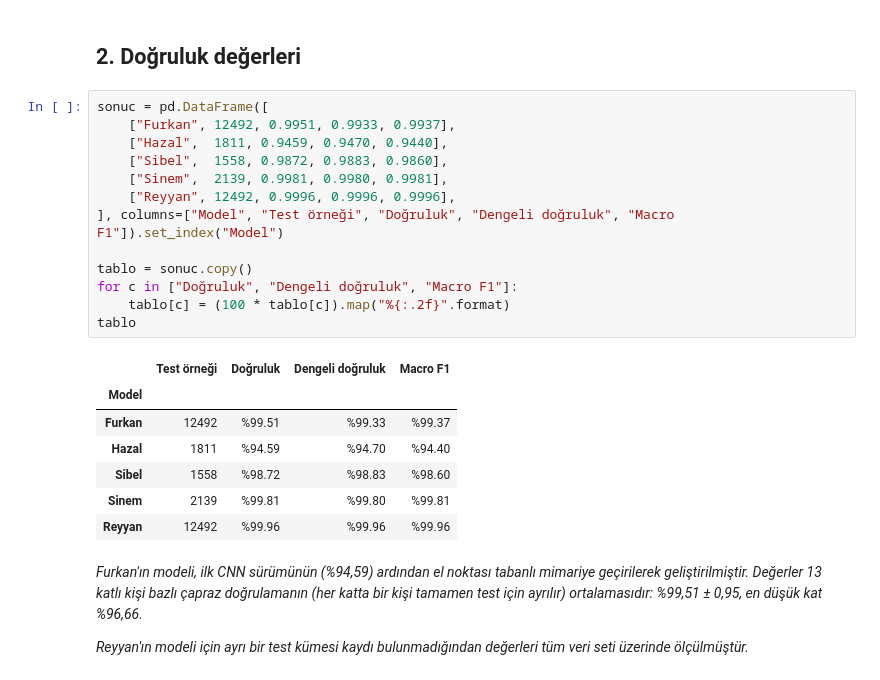
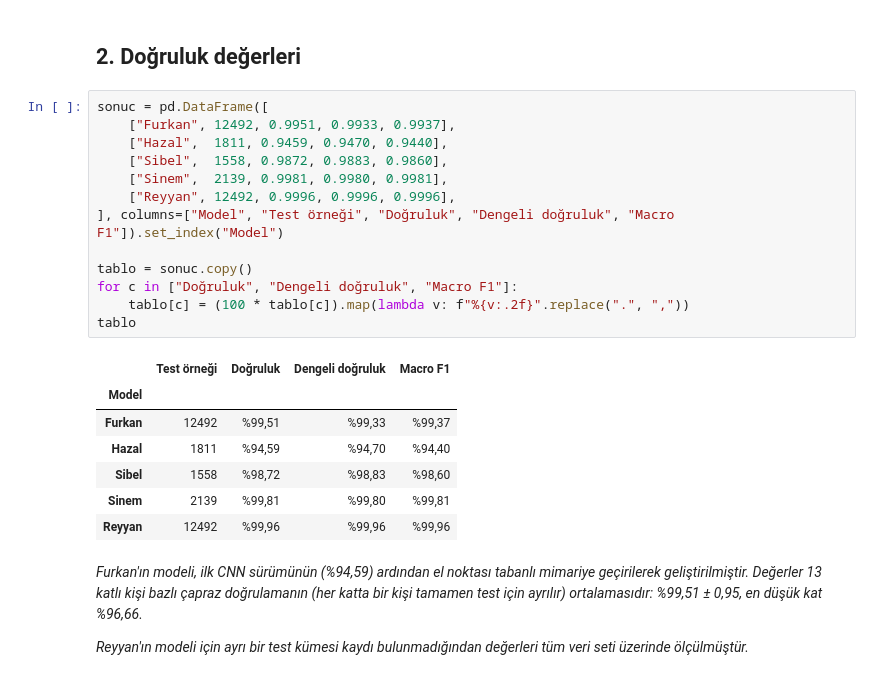
Before and after one commit to furkhangul/Handpilot-Car, a Jupyter notebook: models/furkan/rapor/HandPilot_Model_Sonuclari.ipynb, the cells around one changed output. Drawn from its saved outputs; the diff is of its cells as text.

Commit message:
Furkan report: Turkish number format

```diff
--- a/models/furkan/rapor/HandPilot_Model_Sonuclari.ipynb
+++ b/models/furkan/rapor/HandPilot_Model_Sonuclari.ipynb
@@ -33,24 +33,24 @@ modeller
 # %%
 sonuc = pd.DataFrame([
     ["Furkan", 12492, 0.9951, 0.9933, 0.9937],
     ["Hazal",  1811, 0.9459, 0.9470, 0.9440],
     ["Sibel",  1558, 0.9872, 0.9883, 0.9860],
     ["Sinem",  2139, 0.9981, 0.9980, 0.9981],
     ["Reyyan", 12492, 0.9996, 0.9996, 0.9996],
 ], columns=["Model", "Test örneği", "Doğruluk", "Dengeli doğruluk", "Macro F1"]).set_index("Model")
 
 tablo = sonuc.copy()
 for c in ["Doğruluk", "Dengeli doğruluk", "Macro F1"]:
-    tablo[c] = (100 * tablo[c]).map("%{:.2f}".format)
+    tablo[c] = (100 * tablo[c]).map(lambda v: f"%{v:.2f}".replace(".", ","))
 tablo
 # %% [output]
 |  | Test örneği | Doğruluk | Dengeli doğruluk | Macro F1 |
 | Model |  |  |  |  |
-| Furkan | 12492 | %99.51 | %99.33 | %99.37 |
-| Hazal | 1811 | %94.59 | %94.70 | %94.40 |
-| Sibel | 1558 | %98.72 | %98.83 | %98.60 |
-| Sinem | 2139 | %99.81 | %99.80 | %99.81 |
-| Reyyan | 12492 | %99.96 | %99.96 | %99.96 |
+| Furkan | 12492 | %99,51 | %99,33 | %99,37 |
+| Hazal | 1811 | %94,59 | %94,70 | %94,40 |
+| Sibel | 1558 | %98,72 | %98,83 | %98,60 |
+| Sinem | 2139 | %99,81 | %99,80 | %99,81 |
+| Reyyan | 12492 | %99,96 | %99,96 | %99,96 |
 # %% [markdown]
 *Furkan'ın modeli, ilk CNN sürümünün (%94,59) ardından el noktası tabanlı mimariye geçirilerek geliştirilmiştir. Değerler 13 katlı kişi bazlı çapraz doğrulamanın (her katta bir kişi tamamen test için ayrılır) ortalamasıdır: %99,51 ± 0,95, en düşük kat %96,66.*
 
```
Also changed, not shown: parts of 2 cells of this notebook, 1 other file.
